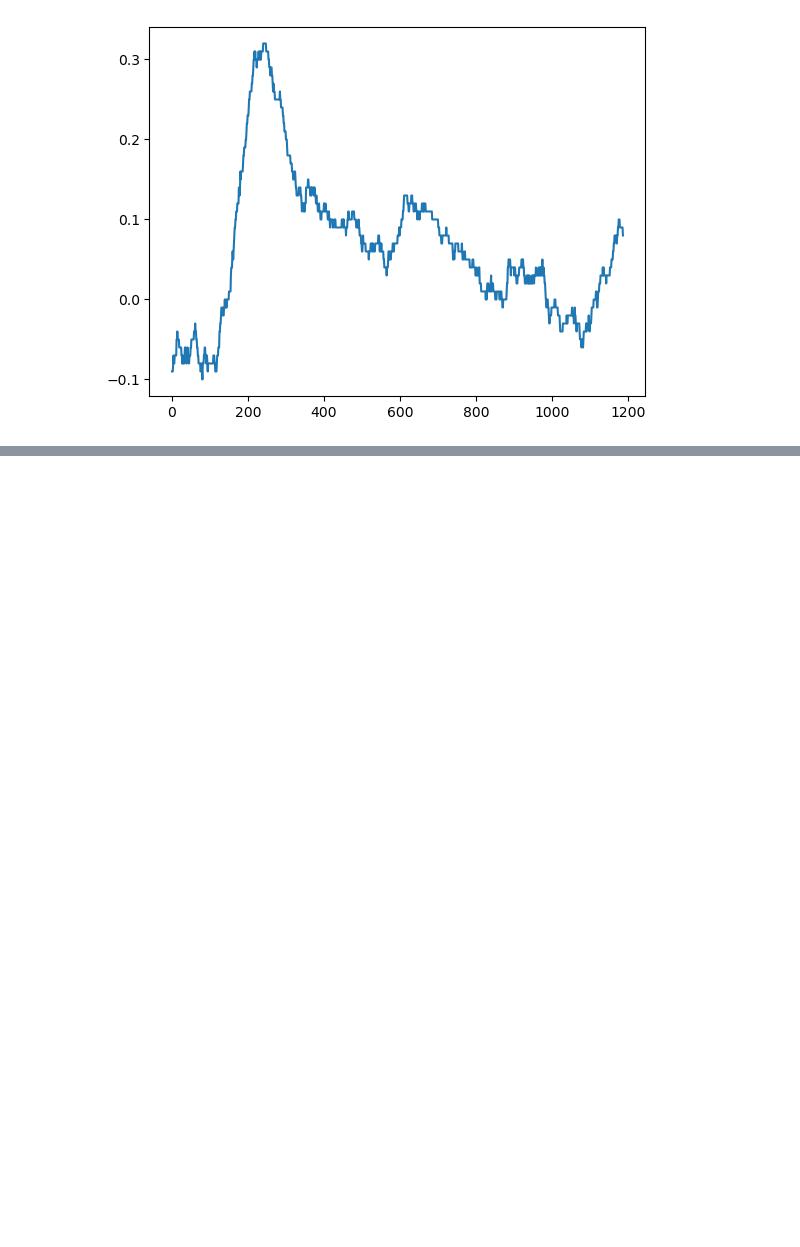
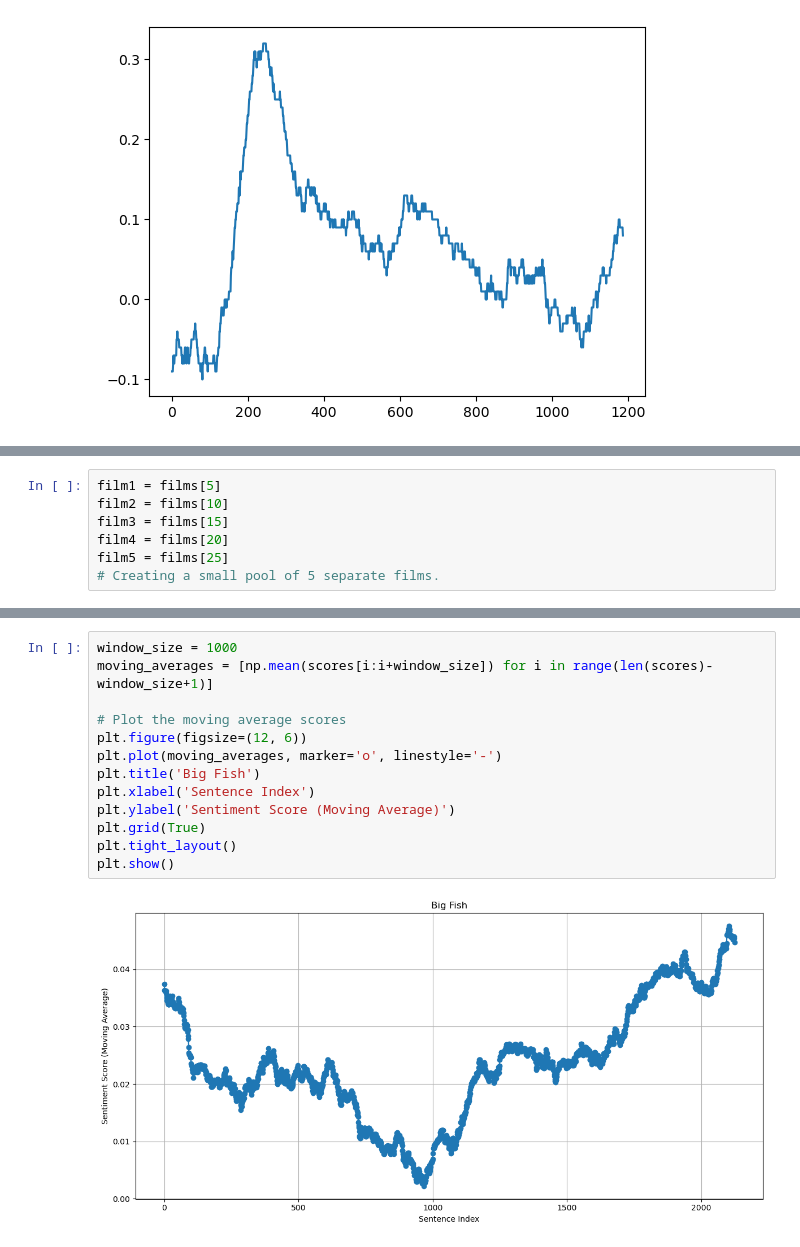
Before and after one commit to Hayden4man/370, a Jupyter notebook: Sentiment assignment.ipynb, the cells around one changed output, grey strips where cells are left out. Cells and saved outputs as stored; diff of their text form; blank space fills up the shorter version.

```diff
--- a/Sentiment assignment.ipynb
+++ b/Sentiment assignment.ipynb
@@ -159,0 +129,7 @@ yearone: Score: 0.9999
+# %%
+film1 = films[5]
+film2 = films[10]
+film3 = films[15]
+film4 = films[20]
+film5 = films[25]
+# Creating a small pool of 5 separate films.
@@ -159,0 +214,15 @@ yearone: Score: 0.9999
+# %%
+window_size = 1000
+moving_averages = [np.mean(scores[i:i+window_size]) for i in range(len(scores)-window_size+1)]
+
+# Plot the moving average scores
+plt.figure(figsize=(12, 6))
+plt.plot(moving_averages, marker='o', linestyle='-')
+plt.title('Big Fish')
+plt.xlabel('Sentence Index')
+plt.ylabel('Sentiment Score (Moving Average)')
+plt.grid(True)
+plt.tight_layout()
+plt.show()
+# %% [output]
+[figure, added]
```
Also changed, not shown: parts of 15 cells of this notebook.
